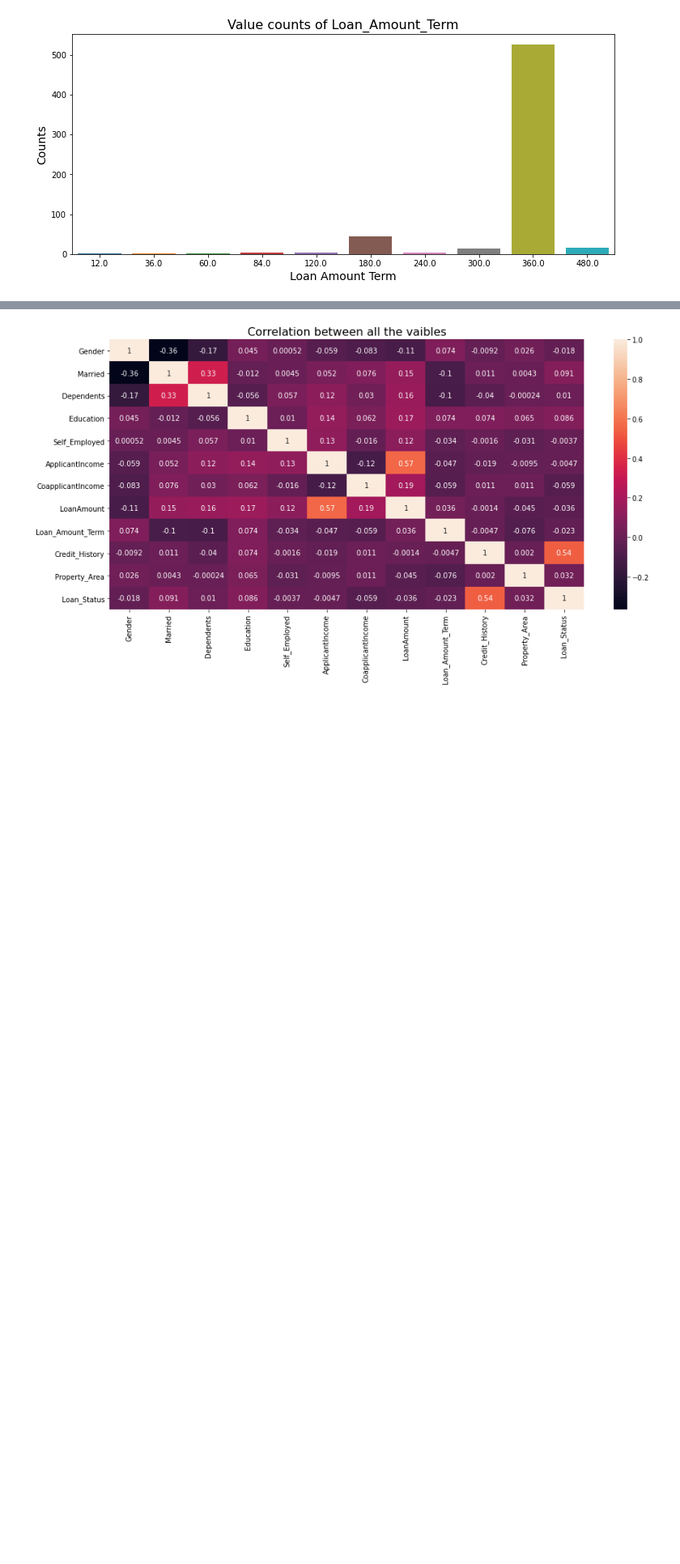
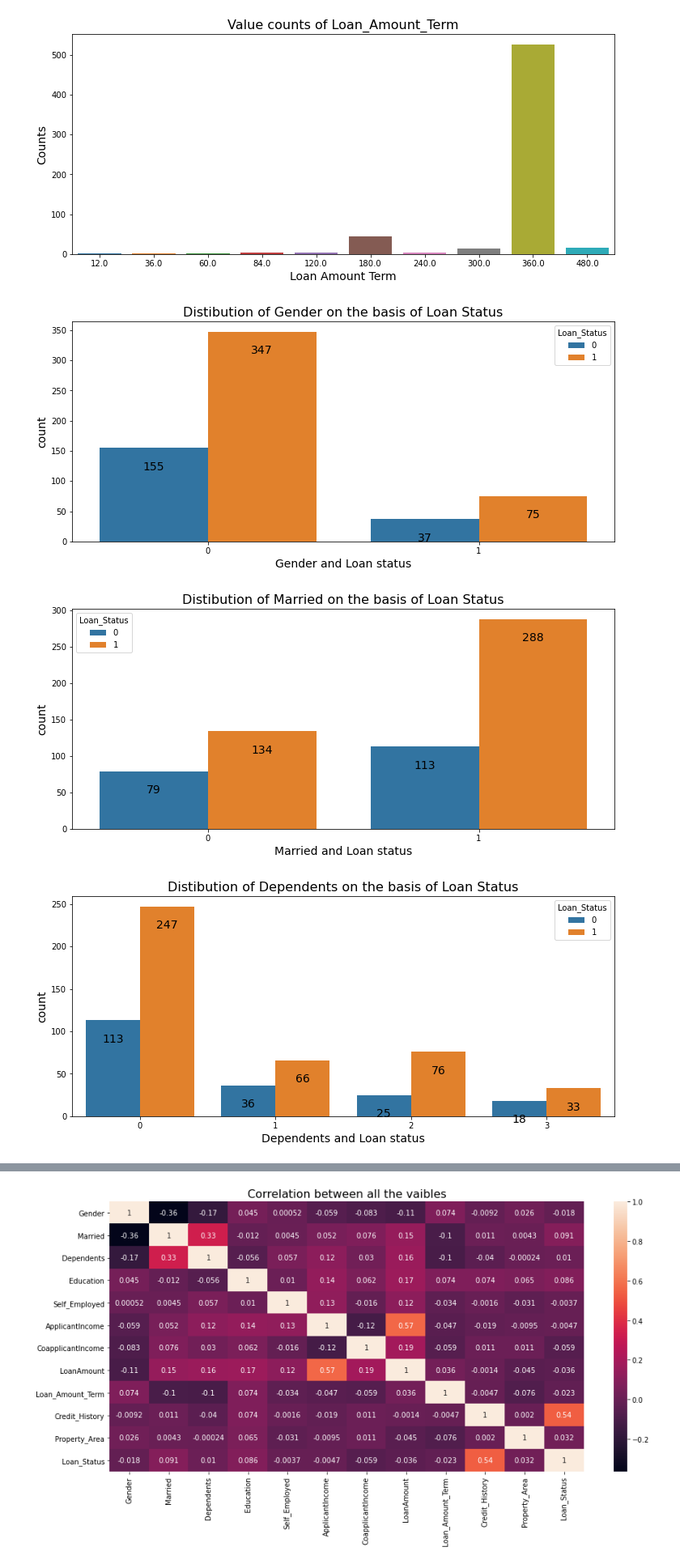
Before and after one commit to Narayan718/credit-card-bill-payment, a Jupyter notebook: loan status prediction.ipynb, the cells around one changed output, grey strips where cells are left out. Shown at 81% size. Cells and saved outputs as stored; diff of their text form; code cells hidden in the pictures; blank space fills up the shorter version.

Commit message:
loan prediction eda and ann

```diff
--- a/loan status prediction.ipynb
+++ b/loan status prediction.ipynb
@@ -124,3 +128,21 @@ plt.title('Value counts of Loan_Amount_Term', size=16)
 plt.show()
 # %% [output]
 [figure]
+# %%
+parameters = ['Gender', 'Married', 'Dependents', 'Education',
+              'Self_Employed', 'Credit_History', 'Property_Area']
+
+for col in parameters:
+    fig = plt.figure(figsize=(12,5))
+    ax = fig.gca()
+    ch = sns.countplot(x=col, hue='Loan_Status', data=data)
+    plt.title(f"Distibution of {col} on the basis of Loan Status", size=16)
+    plt.xlabel(f'{col} and Loan status', size=14)
+    plt.ylabel("count", size=14)
+    for p in ch.patches:
+        ch.annotate(f'\n{p.get_height()}', (p.get_x()+0.2, p.get_height()), ha='center', va='top', size=14)
+    plt.show()
+# %% [output]
+[figure, added]
+[figure, added]
+[figure, added]
```
Also changed, not shown: parts of 2 cells of this notebook.
